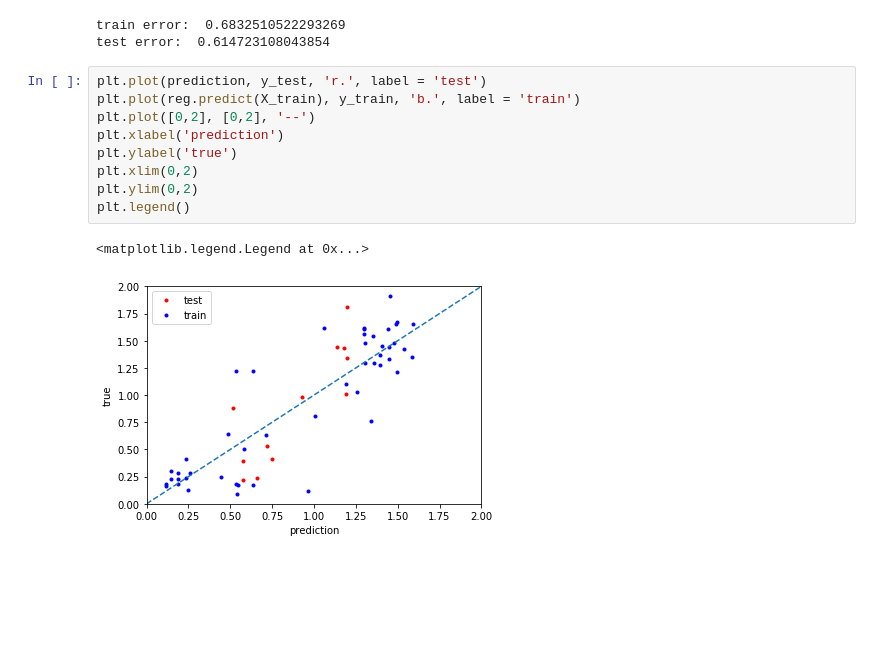
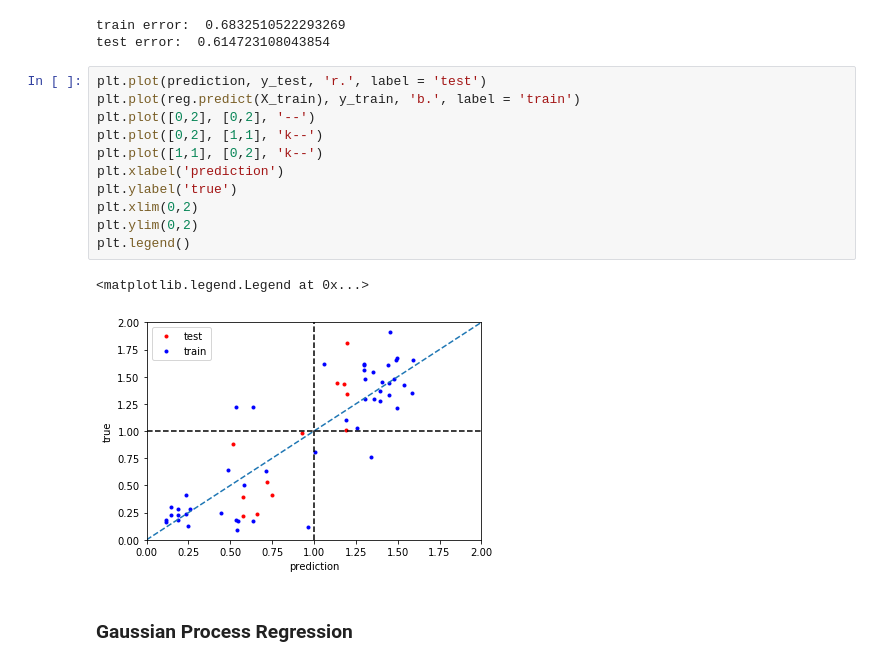
Before and after one commit to chengsoonong/eheye, a Jupyter notebook: SynBio/Regression on SynBio.ipynb, the cells around one changed output. Cells and saved outputs as stored; diff of their text form; blank space fills up the shorter version.

```diff
--- a/SynBio/Regression on SynBio.ipynb
+++ b/SynBio/Regression on SynBio.ipynb
@@ -84,12 +99,16 @@ test error:  0.614723108043854
 # %%
 plt.plot(prediction, y_test, 'r.', label = 'test')
 plt.plot(reg.predict(X_train), y_train, 'b.', label = 'train')
 plt.plot([0,2], [0,2], '--')
+plt.plot([0,2], [1,1], 'k--')
+plt.plot([1,1], [0,2], 'k--')
 plt.xlabel('prediction')
 plt.ylabel('true')
 plt.xlim(0,2)
 plt.ylim(0,2)
 plt.legend()
 # %% [output]
 <matplotlib.legend.Legend at 0x...>
-[figure, old version]
+[figure, new version]
+# %% [markdown]
+### Gaussian Process Regression
```
Also changed, not shown: parts of 7 cells of this notebook.
